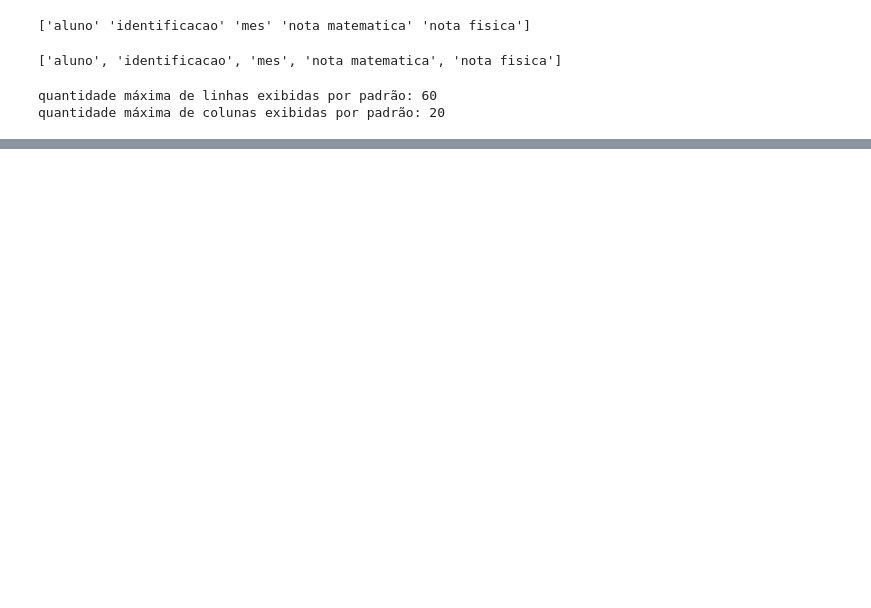
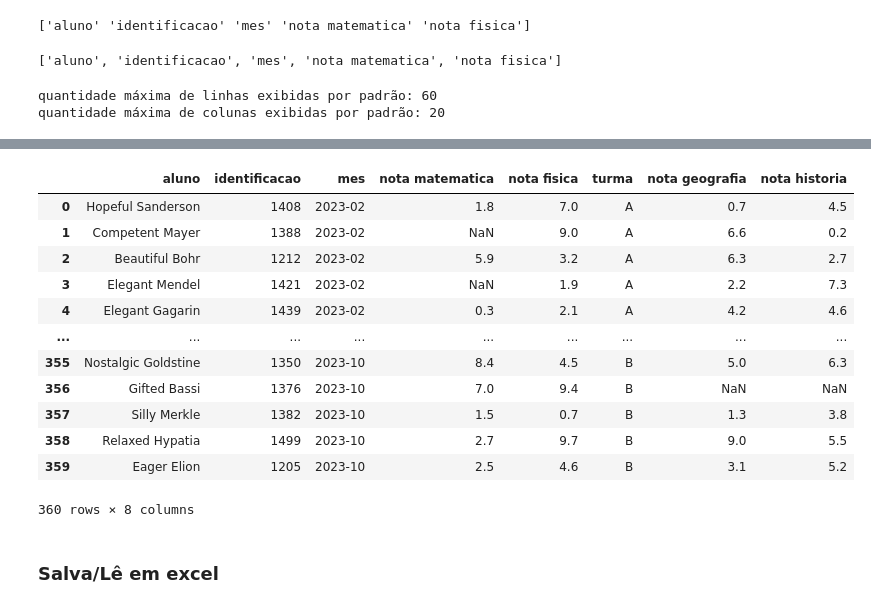
Before and after one commit to lucas-data-science/ml_notes, a Jupyter notebook: chapters/pandas.ipynb, the cells around one changed output, grey strips where cells are left out. Drawn from its saved outputs; the diff is of its cells as text; code cells hidden in the pictures; blank space fills up the shorter version.

```diff
--- a/chapters/pandas.ipynb
+++ b/chapters/pandas.ipynb
@@ -211,0 +473,22 @@ df1
+# %%
+# Como há a coluna mes em df1 e df2 ficamos com mes_x e mes_y. Podemos apagar a coluna mes de algum dos dois antes de do join ou incluir mes na chave:
+# join de dataframes em left:
+
+df = pd.merge(df1, df2, how = 'left', left_on = ['identificacao','mes'], right_on = ['identificacao','mes'])
+df
+# %% [output]
+|  | aluno | identificacao | mes | nota matematica | nota fisica | turma | nota geografia | nota historia |
+| 0 | Hopeful Sanderson | 1408 | 2023-02 | 1.8 | 7.0 | A | 0.7 | 4.5 |
+| 1 | Competent Mayer | 1388 | 2023-02 | NaN | 9.0 | A | 6.6 | 0.2 |
+| 2 | Beautiful Bohr | 1212 | 2023-02 | 5.9 | 3.2 | A | 6.3 | 2.7 |
+| 3 | Elegant Mendel | 1421 | 2023-02 | NaN | 1.9 | A | 2.2 | 7.3 |
+| 4 | Elegant Gagarin | 1439 | 2023-02 | 0.3 | 2.1 | A | 4.2 | 4.6 |
+| ... | ... | ... | ... | ... | ... | ... | ... | ... |
+| 355 | Nostalgic Goldstine | 1350 | 2023-10 | 8.4 | 4.5 | B | 5.0 | 6.3 |
+| 356 | Gifted Bassi | 1376 | 2023-10 | 7.0 | 9.4 | B | NaN | NaN |
+| 357 | Silly Merkle | 1382 | 2023-10 | 1.5 | 0.7 | B | 1.3 | 3.8 |
+| 358 | Relaxed Hypatia | 1499 | 2023-10 | 2.7 | 9.7 | B | 9.0 | 5.5 |
+| 359 | Eager Elion | 1205 | 2023-10 | 2.5 | 4.6 | B | 3.1 | 5.2 |
+360 rows × 8 columns
+# %% [markdown]
+### Salva/Lê em excel
```
Also changed, not shown: parts of 26 cells of this notebook, 2 other files.
